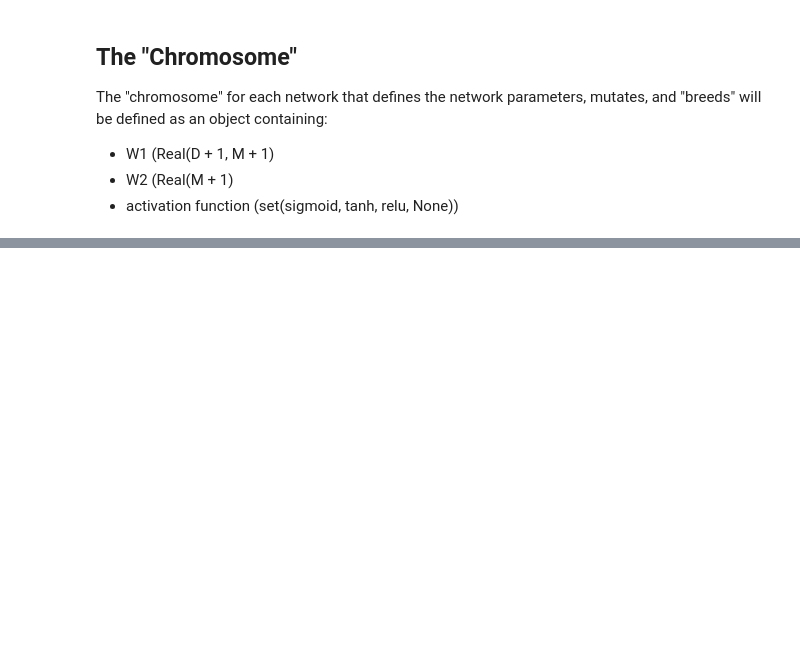
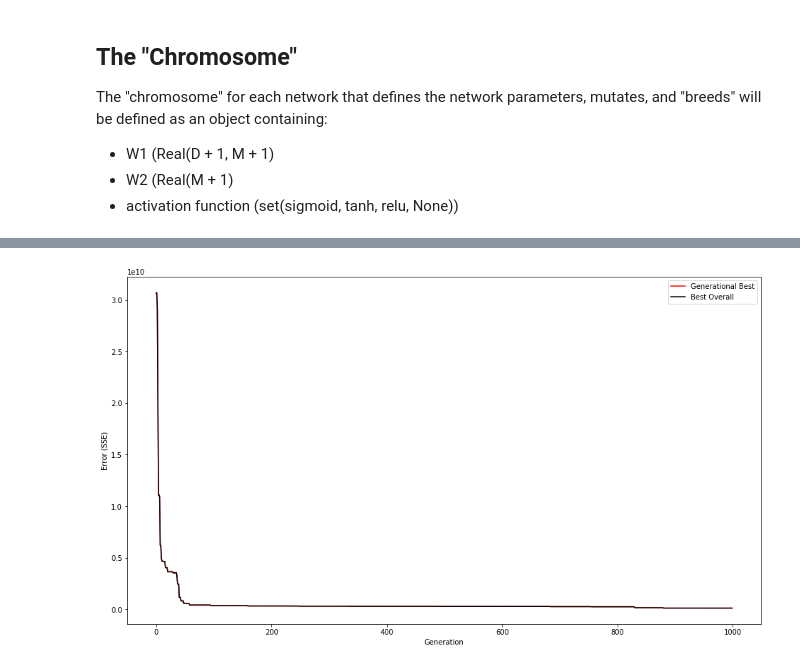
Before and after one commit to damiansp/neuralNet, a Jupyter notebook: geneuralnetic/Geneural_Netic.ipynb, the cells around one changed output, grey strips where cells are left out. Drawn from its saved outputs; the diff is of its cells as text; code cells hidden in the pictures; blank space fills up the shorter version.

Commit message:
got a rough version of genetic() up and running

```diff
--- a/geneuralnetic/Geneural_Netic.ipynb
+++ b/geneuralnetic/Geneural_Netic.ipynb
@@ -305,13 +313,22 @@ array([[ 0.],
 def breed_matrices(M1, M2, method):
     '''M1 will be "bred" with M2 then the new matrix is returned'''
     child = np.zeros(M1.shape)
+    r = M1.shape[0] # nrow
+    c = M1.shape[1] # ncol
 
-    for i in range(M1.shape[0]):
-        for j in range(M1.shape[1]):
+    for i in range(r):
+        for j in range(c):
             if method == 'random_select':
                 child[i, j] = np.random.choice([M1[i, j], M2[i, j]])
             elif method == 'average':
                 child[i, j] = np.mean([M1[i, j], M2[i, j]])
+
+    # Matrix must have at least one non-zero value:
+    if (child == 0).sum() == r * c:
+        i = np.random.randint(0, r)
+        j = np.random.randint(0, c)
+        child[i, j] = np.random.choice([-1, 1])
+
     return child
 # %%
 def breed(chrom1, chrom2, method):
@@ -378,0 +480,15 @@ e = Y - offspring1.predictions
+# %%
+n_cohort = 20
+n_generations = 10000
+mutation_rate = 50
+
+
+# Graph properties
+D = 4
+M = 100
+K = 1
+
+run = genetic(generations = n_generations,
+              D = D,
+              M = M,
+              K = K)
@@ -378,0 +506,10 @@ e = Y - offspring1.predictions
+# %%
+# Best seen: 128102421.070
+plt.plot(run['best_per_generation'], 'r', label = 'Generational Best');
+#plt.plot(run['median_per_generation'], 'b', label = 'Generation Median');
+plt.plot(run['best_yet'], 'k', label = 'Best Overall');
+plt.xlabel('Generation');
+plt.ylabel('Error (SSE)');
+plt.legend(loc = 'best');
+# %% [output]
+[figure, added]
```
Also changed, not shown: parts of 13 cells of this notebook.
